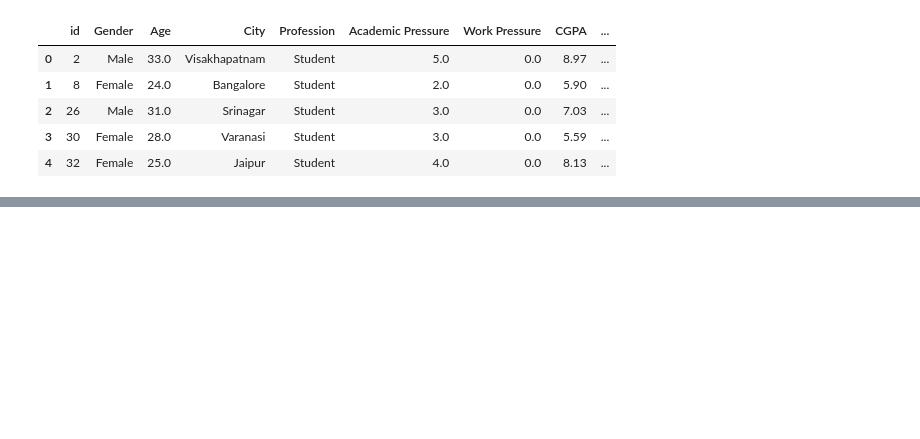
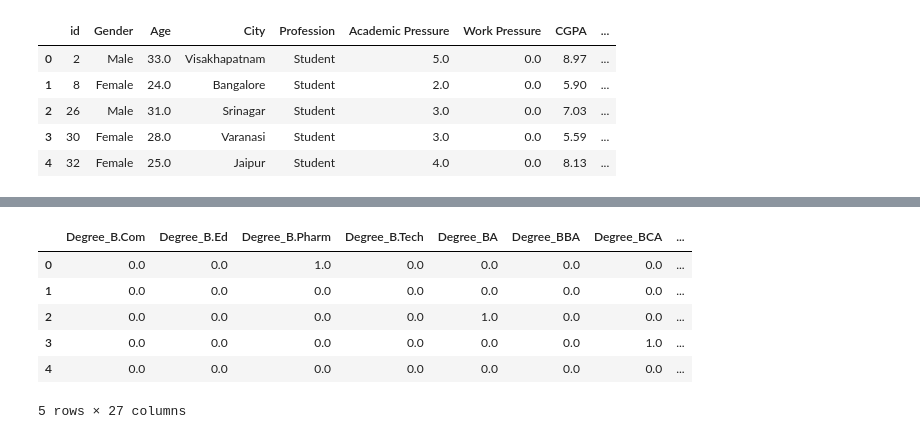
Before and after one commit to Plumz17/FinalProjectML, a Jupyter notebook: FinalProjectML.ipynb, the cells around one changed output, grey strips where cells are left out. Saved outputs shown, nothing was run; the diff lists cells and outputs as text; code cells hidden in the pictures; blank space fills up the shorter version.

```diff
--- a/FinalProjectML.ipynb
+++ b/FinalProjectML.ipynb
@@ -43,0 +96,3 @@ df.head()
+# %%
+# Drop irrelevant Columnns
+df.drop(columns=['id', 'City', 'Profession', 'Work Pressure', "Job Satisfaction"], inplace=True)
@@ -43,0 +144,18 @@ df.head()
+# %%
+# Ordinal Columns Label Encoding
+sleep_map = {
+  'Less than 5 hours': 0,
+  '5-6 hours': 1,
+  '7-8 hours': 2,
+  'More than 8 hours': 3,
+  'Others': 3 # merge with the fewest category
+}
+diet_map = {
+  'Unhealthy': 0,
+  'Moderate': 1,
+  'Healthy': 2,
+  'Others': 2 # merge with the fewest category
+}
+df['Sleep Duration'] = df['Sleep Duration'].map(sleep_map)
+df['Dietary Habits'] = df['Dietary Habits'].map(diet_map)
+df[['Sleep Duration', 'Dietary Habits']].head()
@@ -43,0 +169,24 @@ df.head()
+# %%
+# Fill NaN values with median
+df = df.fillna(df.median(numeric_only=True))
+# %%
+# Nominal Columns Label Encoding using One Hot Encoder
+from sklearn.preprocessing import OneHotEncoder
+import pandas as pd
+
+ohe = OneHotEncoder(sparse_output=False, drop='first')
+degree_encoded = ohe.fit_transform(df[['Degree']])
+degree_cols = ohe.get_feature_names_out(['Degree'])
+degree_df = pd.DataFrame(degree_encoded, columns=degree_cols, index=df.index)
+df = pd.concat([df.drop(columns=['Degree']), degree_df], axis=1)
+
+# Verify results
+df.filter(like='Degree').head()
+# %% [output]
+|  | Degree_B.Com | Degree_B.Ed | Degree_B.Pharm | Degree_B.Tech | Degree_BA | Degree_BBA | Degree_BCA | ... |
+| 0 | 0.0 | 0.0 | 1.0 | 0.0 | 0.0 | 0.0 | 0.0 | ... |
+| 1 | 0.0 | 0.0 | 0.0 | 0.0 | 0.0 | 0.0 | 0.0 | ... |
+| 2 | 0.0 | 0.0 | 0.0 | 0.0 | 1.0 | 0.0 | 0.0 | ... |
+| 3 | 0.0 | 0.0 | 0.0 | 0.0 | 0.0 | 0.0 | 1.0 | ... |
+| 4 | 0.0 | 0.0 | 0.0 | 0.0 | 0.0 | 0.0 | 0.0 | ... |
+5 rows × 27 columns
```
Also changed, not shown: parts of 14 cells of this notebook.
